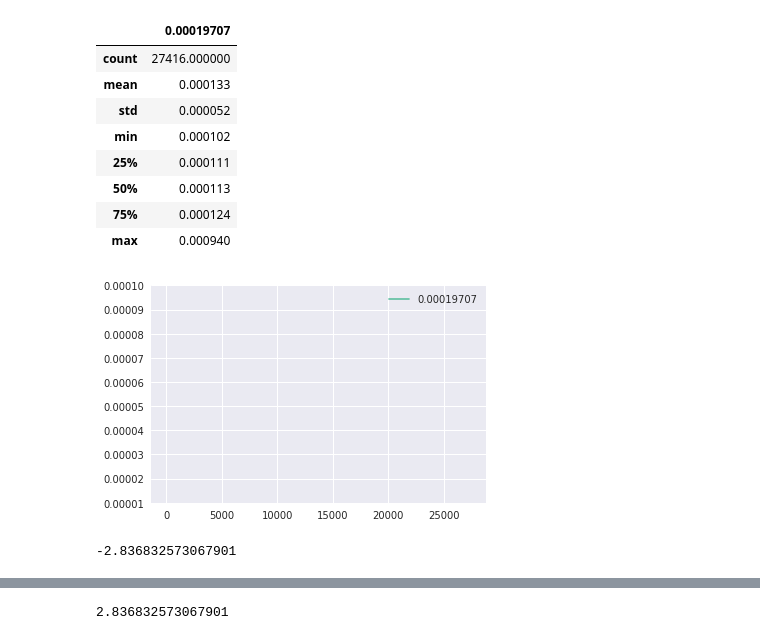
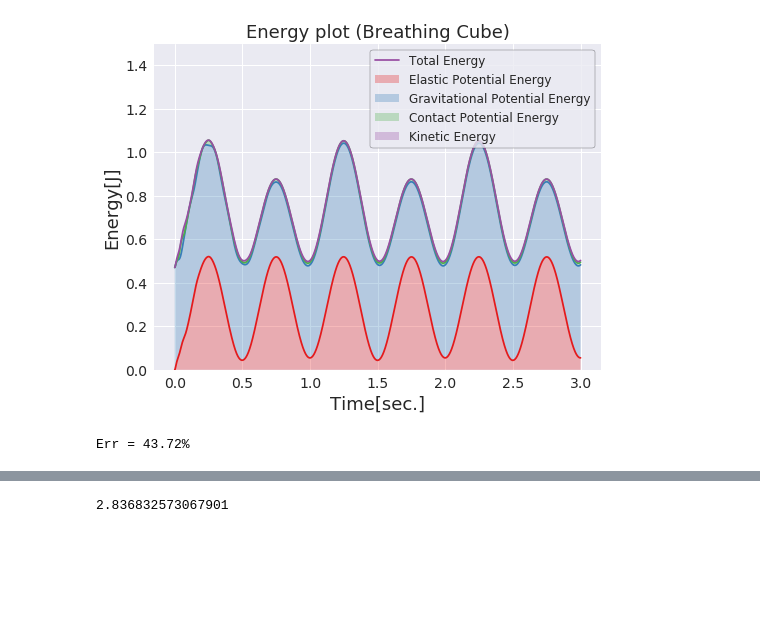
Before and after one commit to JunjiHanatani/Genetic-Algorithm, a Jupyter notebook: Project/CubicRobot/log/LogCheck.ipynb, the cells around one changed output, grey strips where cells are left out. Drawn from its saved outputs; the diff is of its cells as text; code cells hidden in the pictures; blank space fills up the shorter version.

```diff
--- a/Project/CubicRobot/log/LogCheck.ipynb
+++ b/Project/CubicRobot/log/LogCheck.ipynb
@@ -66,27 +66,52 @@ plt.show()
-# %%
-df_time = pd.read_csv("./time.csv")
-df_time.plot(ylim=[1e-5, 1e-4])
-
-df_time.describe()
-# %% [output]
-|  | 0.00019707 |
-| count | 27416.000000 |
-| mean | 0.000133 |
-| std | 0.000052 |
-| min | 0.000102 |
-| 25% | 0.000111 |
-| 50% | 0.000113 |
-| 75% | 0.000124 |
-| max | 0.000940 |
-[figure, removed]
-# %%
-ref_vec = np.array([4, 2, 1])
-norm = np.linalg.norm(ref_vec)
-unit_vec = ref_vec/norm
-
-vec1 = np.array([1, 2, 3])
-vec2 = np.array([-2, 1, 4])
-vec = vec2 - vec1
-np.dot(unit_vec, vec)
-# %% [output]
--2.836832573067901
+# %%
+df_energy = pd.read_csv("./breathing/energy.csv")
+sns.set_palette("Set1", 4)
+import matplotlib
+matplotlib.rcParams['font.size'] = 16
+matplotlib.rcParams['axes.titlesize'] = 18
+matplotlib.rcParams['axes.labelsize'] = 18
+matplotlib.rcParams['xtick.labelsize'] = 14
+matplotlib.rcParams['ytick.labelsize'] = 14
+matplotlib.rcParams['legend.loc'] = 'best'
+matplotlib.rcParams['legend.frameon'] = True
+matplotlib.rcParams['legend.fontsize'] = 12
+matplotlib.rcParams['legend.edgecolor'] = 'k'
+
+labels = ["Elastic Potential Energy",
+          "Gravitational Potential Energy",
+          "Contact Potential Energy",
+          "Kinetic Energy"]
+
+fig = plt.figure(figsize=[8, 6])
+ax = fig.add_subplot(111)
+ax.stackplot(df_energy["time"],
+             df_energy["Elastic Potential Energy"],
+             df_energy["Gravitational Potential Energy"],
+             df_energy["Contact Potential Energy"],
+             df_energy["Kinetic Energy"],
+             alpha = 0.3,
+             labels=labels)
+ax.plot(df_energy["time"],
+        df_energy["Elastic Potential Energy"] + df_energy["External Energy"])
+ax.plot(df_energy["time"],
+        df_energy["Elastic Potential Energy"]+df_energy["Gravitational Potential Energy"])
+ax.plot(df_energy["time"],
+        df_energy["Elastic Potential Energy"]
+        +df_energy["Gravitational Potential Energy"]
+        +df_energy["Contact Potential Energy"])
+ax.plot(df_energy["time"],
+        df_energy["Total Energy"])
+
+#ax.set_xlim([0.0, 0.16])
+ax.set_ylim([0.0, 1.5])
+ax.set_title("Energy plot (Breathing Cube)")
+ax.set_xlabel("Time[sec.]")
+ax.set_ylabel("Energy[J]")
+ax.legend(loc="best")
+plt.show()
+
+err_rate = (df_energy["Total Energy"].max() - df_energy["Total Energy"].mean())/df_energy["Total Energy"].mean() * 100
+print("Err = {:4.2f}%".format(err_rate))
+# %% [output]
+[figure, added]
+Err = 43.72%
```
Also changed, not shown: parts of 5 cells of this notebook, 19 other files.
